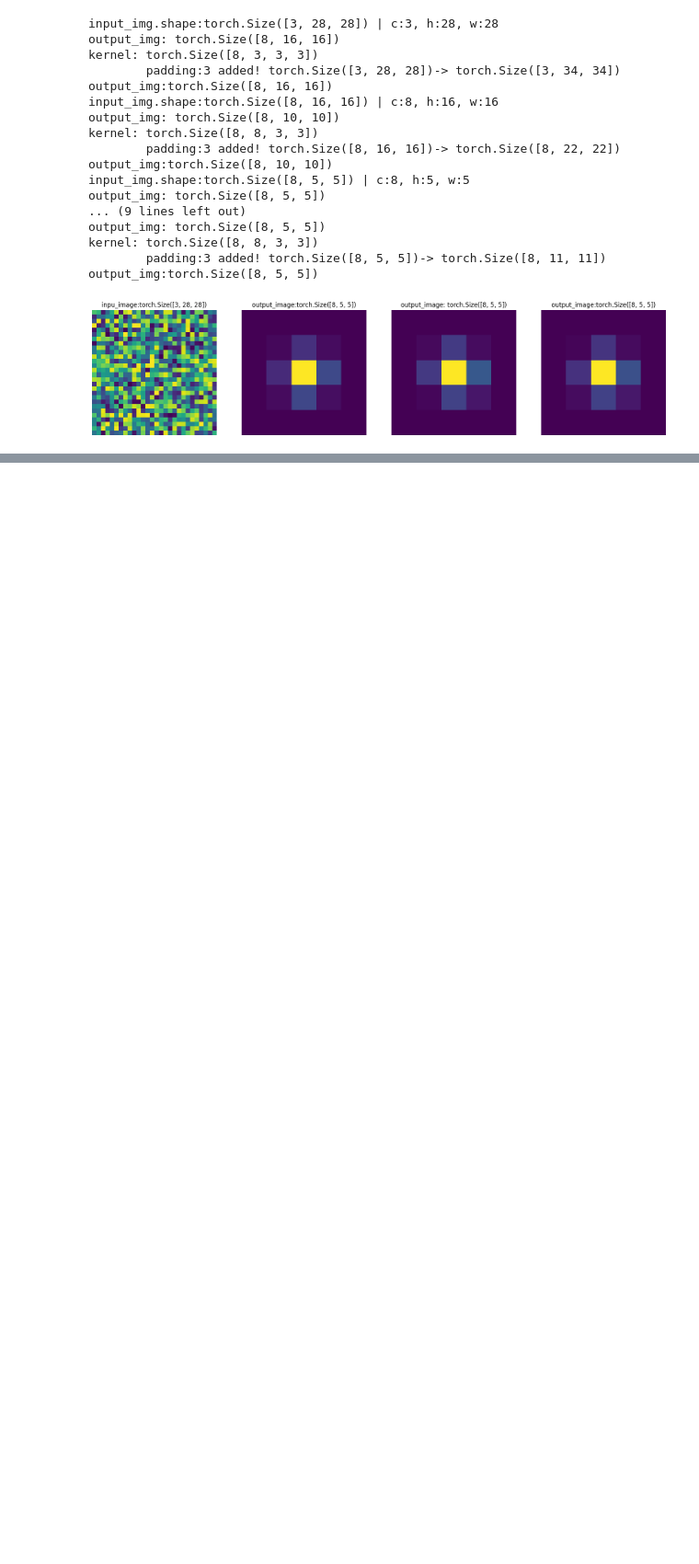
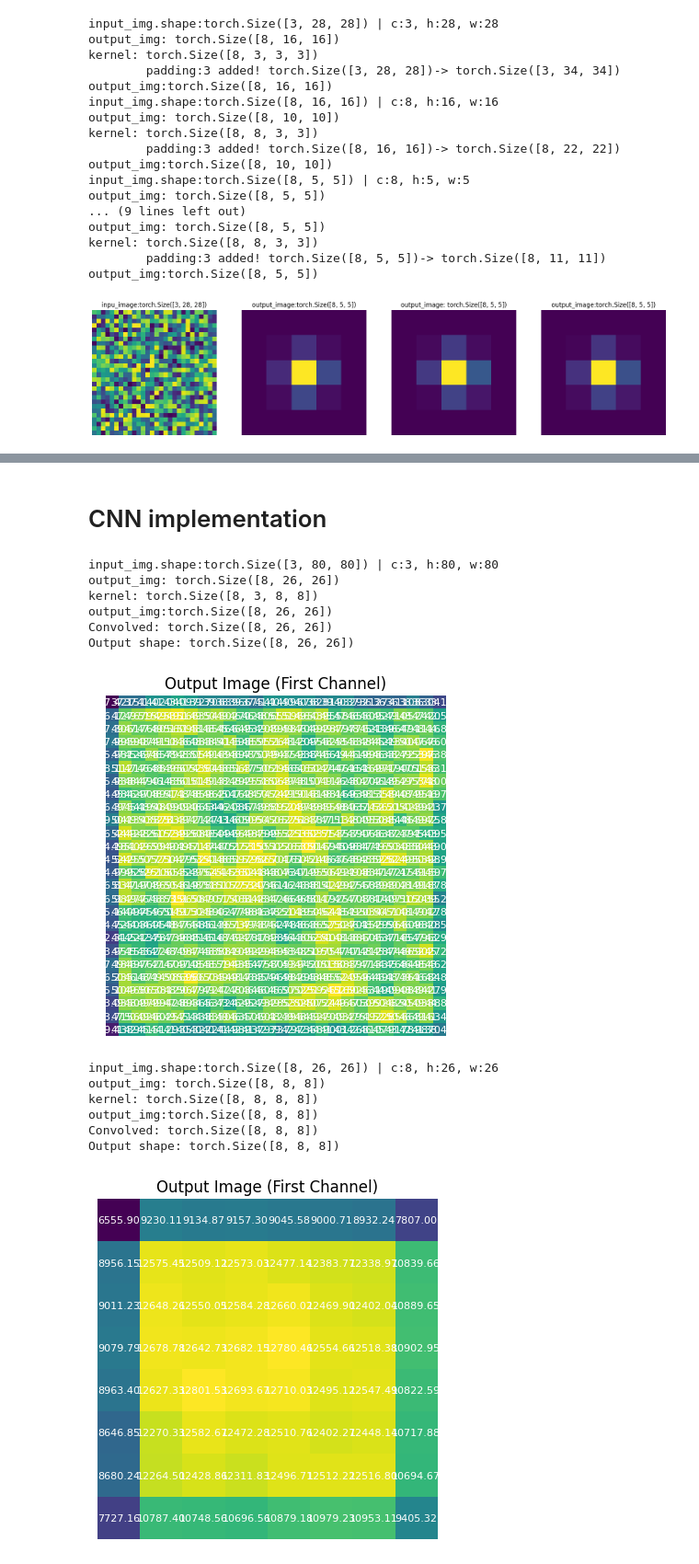
Before and after one commit to mzohaibnasir/fromScratch, a Jupyter notebook: 04_CNNfromScratch/main.ipynb, the cells around one changed output, grey strips where cells are left out. Shown: that part at 92% size. Drawn from its saved outputs; the diff is of its cells as text; code cells hidden in the pictures; blank space fills up the shorter version.

```diff
--- a/04_CNNfromScratch/main.ipynb
+++ b/04_CNNfromScratch/main.ipynb
@@ -617,0 +1105,2 @@ Output shape: torch.Size([1, 16, 28, 28])
+# %% [markdown]
+# CNN implementation
@@ -617,0 +1205,63 @@ Output shape: torch.Size([1, 16, 28, 28])
+# %%
+input_img = torch.rand((3, 80, 80))
+# input_img = torch.rand((3, 945, 945))
+
+in_channels = 3
+out_channels = 8
+kernel_size = 8
+stride = 3
+padding = 2
+
+cv = Convolution(in_channels, out_channels, kernel_size, stride, padding)
+# cv2 = Convolution(out_channels, out_channels, kernel_size, stride, padding)
+# cv3 = Convolution(out_channels, out_channels, kernel_size, stride, padding)
+
+# Display input image
+# cv.display_matrix(img, "Input Image")
+
+output_img = cv(input_img)
+print(f"Output shape: {output_img.shape}")
+
+# Display output (first channel)
+cv.display_matrix(output_img[0], "Output Image (First Channel)")
+
+cv = Convolution(out_channels, out_channels, kernel_size, stride, padding)
+# cv2 = Convolution(out_channels, out_channels, kernel_size, stride, padding)
+# cv3 = Convolution(out_channels, out_channels, kernel_size, stride, padding)
+
+# Display input image
+# cv.display_matrix(img, "Input Image")
+
+output_img = cv(output_img)
+print(f"Output shape: {output_img.shape}")
+
+# Display output (first channel)
+cv.display_matrix(output_img[0], "Output Image (First Channel)")
+
+# output_img = cv2(output_img)
+# print(f"Output shape: {output_img.shape}")
+
+# # Display output (first channel)
+# cv.display_matrix(output_img[0], "Output Image (First Channel)")
+
+
+# output_img = cv3(output_img)
+# print(f"Output shape: {output_img.shape}")
+
+# # Display output (first channel)
+# cv.display_matrix(output_img[0], "Output Image (First Channel)")
+# %% [output]
+input_img.shape:torch.Size([3, 80, 80]) | c:3, h:80, w:80
+output_img: torch.Size([8, 26, 26])
+kernel: torch.Size([8, 3, 8, 8])
+output_img:torch.Size([8, 26, 26])
+Convolved: torch.Size([8, 26, 26])
+Output shape: torch.Size([8, 26, 26])
+[figure, added]
+input_img.shape:torch.Size([8, 26, 26]) | c:8, h:26, w:26
+output_img: torch.Size([8, 8, 8])
+kernel: torch.Size([8, 8, 8, 8])
+output_img:torch.Size([8, 8, 8])
+Convolved: torch.Size([8, 8, 8])
+Output shape: torch.Size([8, 8, 8])
+[figure, added]
```
Also changed, not shown: parts of 17 cells of this notebook, 1 other file.
